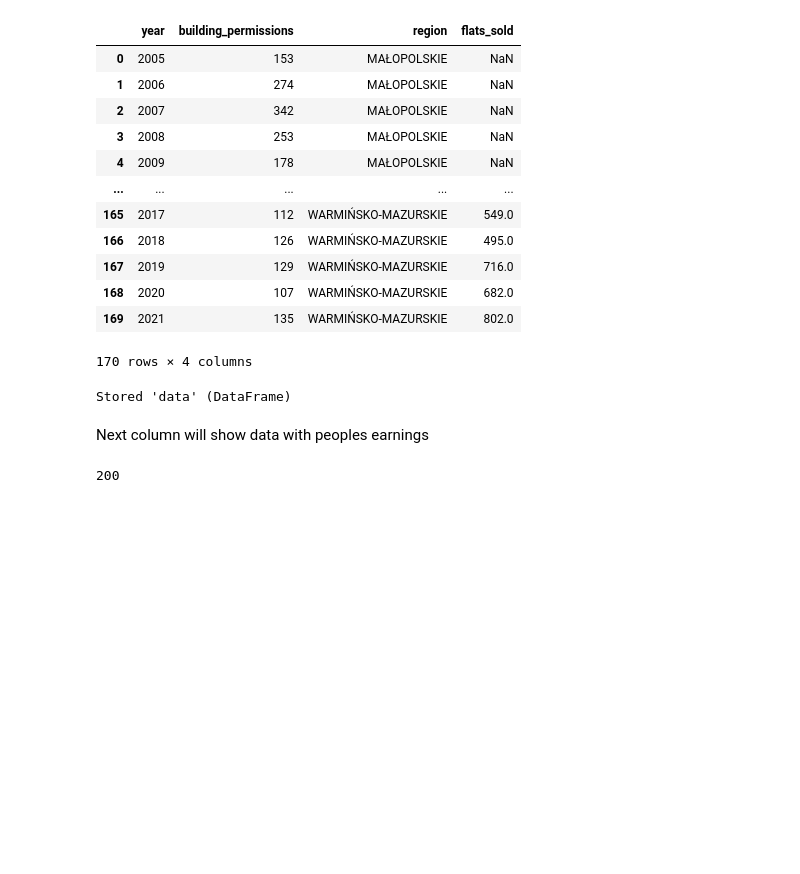
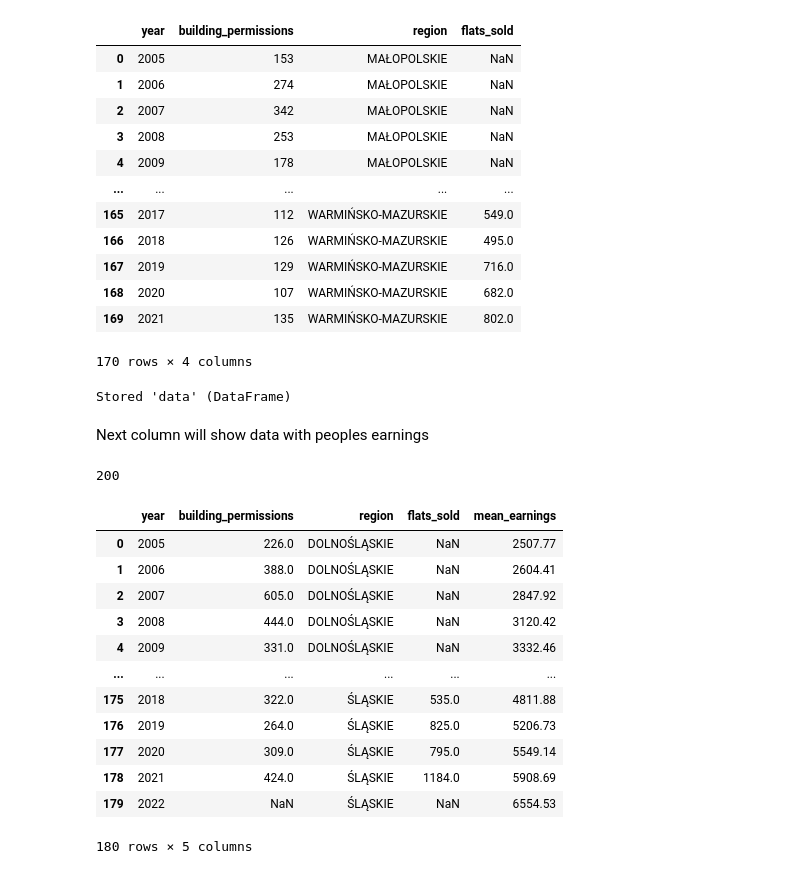
Before and after one commit to tomczykart/housing-market-prediction, a Jupyter notebook: notebooks/import_data.ipynb, the cells around one changed output. Drawn from its saved outputs; the diff is of its cells as text; code cells hidden in the pictures; blank space fills up the shorter version.

Commit message:
More data added.

```diff
--- a/notebooks/import_data.ipynb
+++ b/notebooks/import_data.ipynb
@@ -182,0 +178,30 @@ data['mean_earnings'] = np.nan
+# %%
+#Added empty rows with 2022 year so I have the same number of forws in both databases. This will allow easy values assigment.
+temp_df = data.loc[data['year'] == 2021].copy()
+temp_df['year'] = 2022
+temp_df['flats_sold'] = np.nan
+temp_df['building_permissions'] = np.nan
+data = pd.concat([data, temp_df])
+# %%
+#sorting values to make sure both dataframes are the same in terms of indexes.
+data = data.sort_values(by=['region', 'year'], ignore_index=True)
+data3 = data3.sort_values(by=['region', 'year'], ignore_index=True)
+# %%
+#add values in propper data range
+data['mean_earnings'] = data3['mean_earnings']
+# %%
+data
+# %% [output]
+|  | year | building_permissions | region | flats_sold | mean_earnings |
+| 0 | 2005 | 226.0 | DOLNOŚLĄSKIE | NaN | 2507.77 |
+| 1 | 2006 | 388.0 | DOLNOŚLĄSKIE | NaN | 2604.41 |
+| 2 | 2007 | 605.0 | DOLNOŚLĄSKIE | NaN | 2847.92 |
+| 3 | 2008 | 444.0 | DOLNOŚLĄSKIE | NaN | 3120.42 |
+| 4 | 2009 | 331.0 | DOLNOŚLĄSKIE | NaN | 3332.46 |
+| ... | ... | ... | ... | ... | ... |
+| 175 | 2018 | 322.0 | ŚLĄSKIE | 535.0 | 4811.88 |
+| 176 | 2019 | 264.0 | ŚLĄSKIE | 825.0 | 5206.73 |
+| 177 | 2020 | 309.0 | ŚLĄSKIE | 795.0 | 5549.14 |
+| 178 | 2021 | 424.0 | ŚLĄSKIE | 1184.0 | 5908.69 |
+| 179 | 2022 | NaN | ŚLĄSKIE | NaN | 6554.53 |
+180 rows × 5 columns
```
Also changed, not shown: parts of 5 cells of this notebook.
